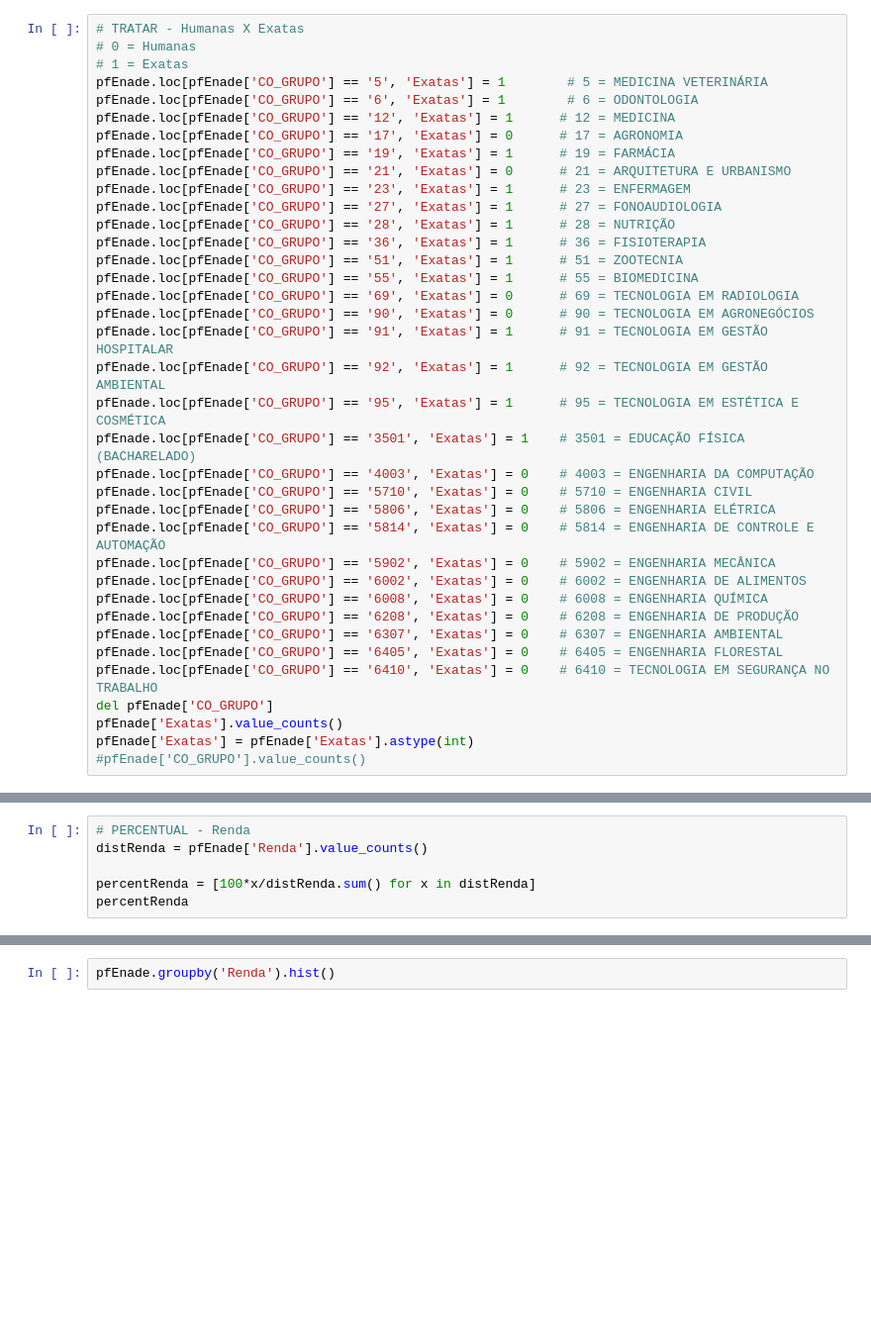
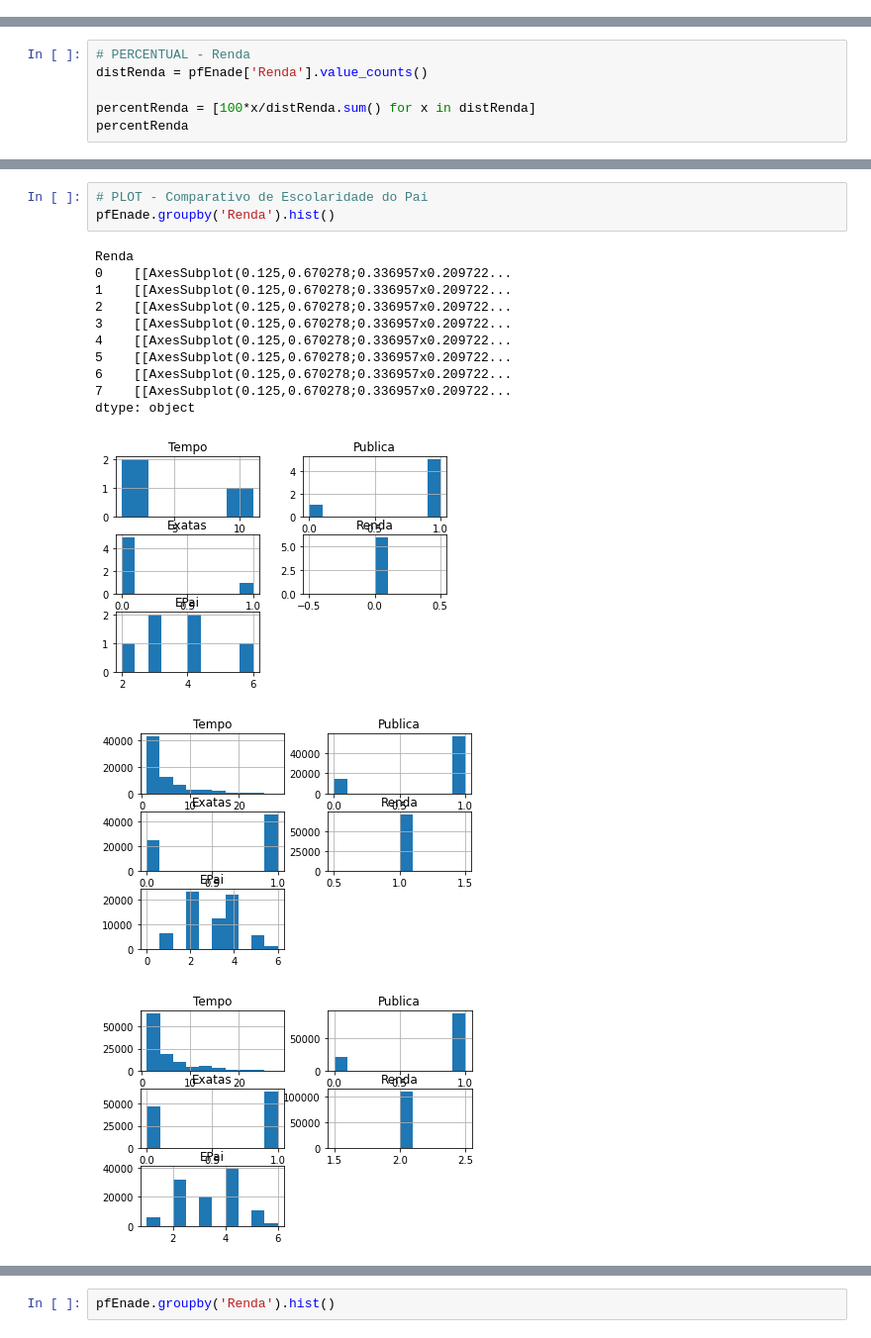
Before and after one commit to svponte/md, a Jupyter notebook: pdinamica.ipynb, the cells around one changed output, grey strips where cells are left out. Shown: that part at 99% size. Saved outputs shown, nothing was run; the diff lists cells and outputs as text; blank space fills up the shorter version.

```diff
--- a/pdinamica.ipynb
+++ b/pdinamica.ipynb
@@ -99,37 +41,0 @@ pfEnade.groupby("Publica").count()
-# %%
-# TRATAR - Humanas X Exatas
-# 0 = Humanas
-# 1 = Exatas
-pfEnade.loc[pfEnade['CO_GRUPO'] == '5', 'Exatas'] = 1        # 5 = MEDICINA VETERINÁRIA
-pfEnade.loc[pfEnade['CO_GRUPO'] == '6', 'Exatas'] = 1        # 6 = ODONTOLOGIA
-pfEnade.loc[pfEnade['CO_GRUPO'] == '12', 'Exatas'] = 1      # 12 = MEDICINA
-pfEnade.loc[pfEnade['CO_GRUPO'] == '17', 'Exatas'] = 0      # 17 = AGRONOMIA
-pfEnade.loc[pfEnade['CO_GRUPO'] == '19', 'Exatas'] = 1      # 19 = FARMÁCIA
-pfEnade.loc[pfEnade['CO_GRUPO'] == '21', 'Exatas'] = 0      # 21 = ARQUITETURA E URBANISMO
-pfEnade.loc[pfEnade['CO_GRUPO'] == '23', 'Exatas'] = 1      # 23 = ENFERMAGEM
-pfEnade.loc[pfEnade['CO_GRUPO'] == '27', 'Exatas'] = 1      # 27 = FONOAUDIOLOGIA
-pfEnade.loc[pfEnade['CO_GRUPO'] == '28', 'Exatas'] = 1      # 28 = NUTRIÇÃO
-pfEnade.loc[pfEnade['CO_GRUPO'] == '36', 'Exatas'] = 1      # 36 = FISIOTERAPIA
-pfEnade.loc[pfEnade['CO_GRUPO'] == '51', 'Exatas'] = 1      # 51 = ZOOTECNIA
-pfEnade.loc[pfEnade['CO_GRUPO'] == '55', 'Exatas'] = 1      # 55 = BIOMEDICINA
-pfEnade.loc[pfEnade['CO_GRUPO'] == '69', 'Exatas'] = 0      # 69 = TECNOLOGIA EM RADIOLOGIA
-pfEnade.loc[pfEnade['CO_GRUPO'] == '90', 'Exatas'] = 0      # 90 = TECNOLOGIA EM AGRONEGÓCIOS
-pfEnade.loc[pfEnade['CO_GRUPO'] == '91', 'Exatas'] = 1      # 91 = TECNOLOGIA EM GESTÃO HOSPITALAR
-pfEnade.loc[pfEnade['CO_GRUPO'] == '92', 'Exatas'] = 1      # 92 = TECNOLOGIA EM GESTÃO AMBIENTAL
-pfEnade.loc[pfEnade['CO_GRUPO'] == '95', 'Exatas'] = 1      # 95 = TECNOLOGIA EM ESTÉTICA E COSMÉTICA
-pfEnade.loc[pfEnade['CO_GRUPO'] == '3501', 'Exatas'] = 1    # 3501 = EDUCAÇÃO FÍSICA (BACHARELADO)
-pfEnade.loc[pfEnade['CO_GRUPO'] == '4003', 'Exatas'] = 0    # 4003 = ENGENHARIA DA COMPUTAÇÃO
-pfEnade.loc[pfEnade['CO_GRUPO'] == '5710', 'Exatas'] = 0    # 5710 = ENGENHARIA CIVIL
-pfEnade.loc[pfEnade['CO_GRUPO'] == '5806', 'Exatas'] = 0    # 5806 = ENGENHARIA ELÉTRICA
-pfEnade.loc[pfEnade['CO_GRUPO'] == '5814', 'Exatas'] = 0    # 5814 = ENGENHARIA DE CONTROLE E AUTOMAÇÃO
-pfEnade.loc[pfEnade['CO_GRUPO'] == '5902', 'Exatas'] = 0    # 5902 = ENGENHARIA MECÂNICA
-pfEnade.loc[pfEnade['CO_GRUPO'] == '6002', 'Exatas'] = 0    # 6002 = ENGENHARIA DE ALIMENTOS
-pfEnade.loc[pfEnade['CO_GRUPO'] == '6008', 'Exatas'] = 0    # 6008 = ENGENHARIA QUÍMICA
-pfEnade.loc[pfEnade['CO_GRUPO'] == '6208', 'Exatas'] = 0    # 6208 = ENGENHARIA DE PRODUÇÃO
-pfEnade.loc[pfEnade['CO_GRUPO'] == '6307', 'Exatas'] = 0    # 6307 = ENGENHARIA AMBIENTAL
-pfEnade.loc[pfEnade['CO_GRUPO'] == '6405', 'Exatas'] = 0    # 6405 = ENGENHARIA FLORESTAL
-pfEnade.loc[pfEnade['CO_GRUPO'] == '6410', 'Exatas'] = 0    # 6410 = TECNOLOGIA EM SEGURANÇA NO TRABALHO
-del pfEnade['CO_GRUPO']
-pfEnade['Exatas'].value_counts()
-pfEnade['Exatas'] = pfEnade['Exatas'].astype(int)
-#pfEnade['CO_GRUPO'].value_counts()
@@ -147,0 +83,17 @@ percentRenda
+# %%
+# PLOT - Comparativo de Escolaridade do Pai
+pfEnade.groupby('Renda').hist()
+# %% [output]
+Renda
+0    [[AxesSubplot(0.125,0.670278;0.336957x0.209722...
+1    [[AxesSubplot(0.125,0.670278;0.336957x0.209722...
+2    [[AxesSubplot(0.125,0.670278;0.336957x0.209722...
+3    [[AxesSubplot(0.125,0.670278;0.336957x0.209722...
+4    [[AxesSubplot(0.125,0.670278;0.336957x0.209722...
+5    [[AxesSubplot(0.125,0.670278;0.336957x0.209722...
+6    [[AxesSubplot(0.125,0.670278;0.336957x0.209722...
+7    [[AxesSubplot(0.125,0.670278;0.336957x0.209722...
+dtype: object
+[figure, added]
+[figure, added]
+[figure, added]
```
Also changed, not shown: parts of 19 cells of this notebook, 4 other files.
